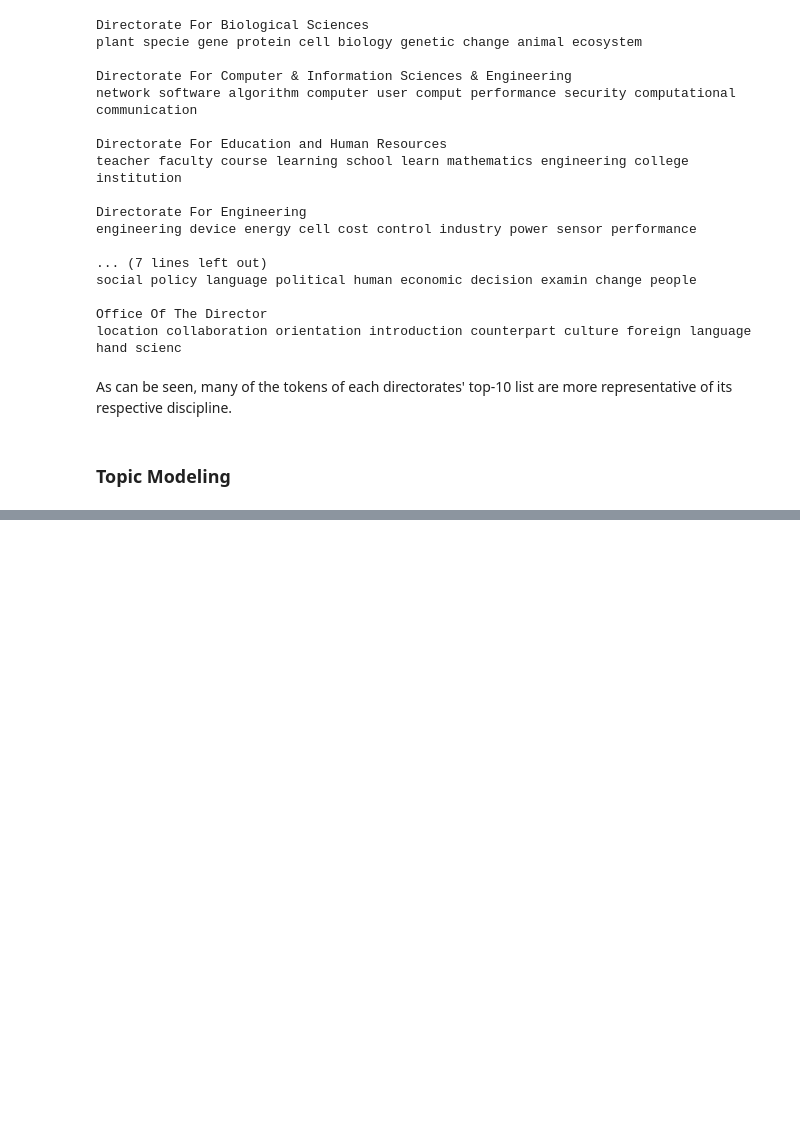
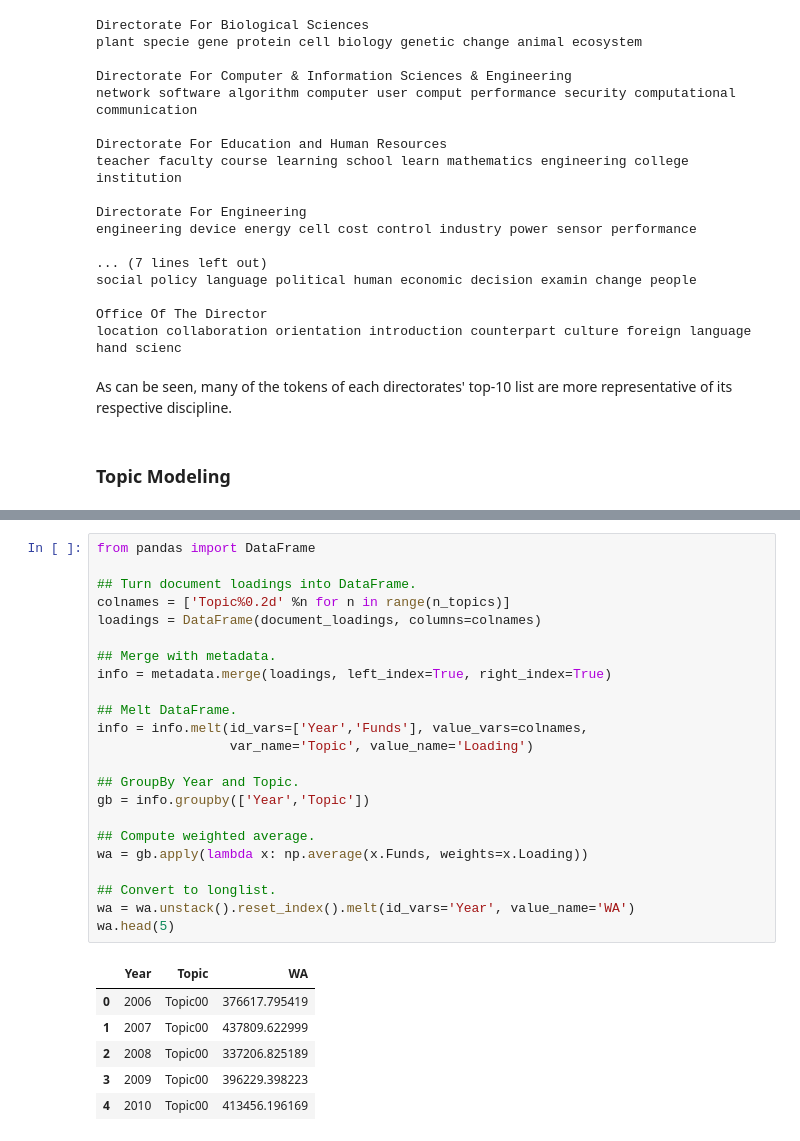
Before and after one commit to szorowi1/qmss2017, a Jupyter notebook: module4/module4_notes.ipynb, the cells around one changed output, grey strips where cells are left out. Drawn from its saved outputs; the diff is of its cells as text; blank space fills up the shorter version.

```diff
--- a/module4/module4_notes.ipynb
+++ b/module4/module4_notes.ipynb
@@ -1212,0 +1588,30 @@ document_topics = lda_fit.fit_transform(tfidf_mat)
+# %%
+from pandas import DataFrame
+
+## Turn document loadings into DataFrame.
+colnames = ['Topic%0.2d' %n for n in range(n_topics)]
+loadings = DataFrame(document_loadings, columns=colnames)
+
+## Merge with metadata.
+info = metadata.merge(loadings, left_index=True, right_index=True)
+
+## Melt DataFrame.
+info = info.melt(id_vars=['Year','Funds'], value_vars=colnames,
+                 var_name='Topic', value_name='Loading')
+
+## GroupBy Year and Topic.
+gb = info.groupby(['Year','Topic'])
+
+## Compute weighted average.
+wa = gb.apply(lambda x: np.average(x.Funds, weights=x.Loading))
+
+## Convert to longlist.
+wa = wa.unstack().reset_index().melt(id_vars='Year', value_name='WA')
+wa.head(5)
+# %% [output]
+|  | Year | Topic | WA |
+| 0 | 2006 | Topic00 | 376617.795419 |
+| 1 | 2007 | Topic00 | 437809.622999 |
+| 2 | 2008 | Topic00 | 337206.825189 |
+| 3 | 2009 | Topic00 | 396229.398223 |
+| 4 | 2010 | Topic00 | 413456.196169 |
```
Also changed, not shown: parts of 50 cells of this notebook.
